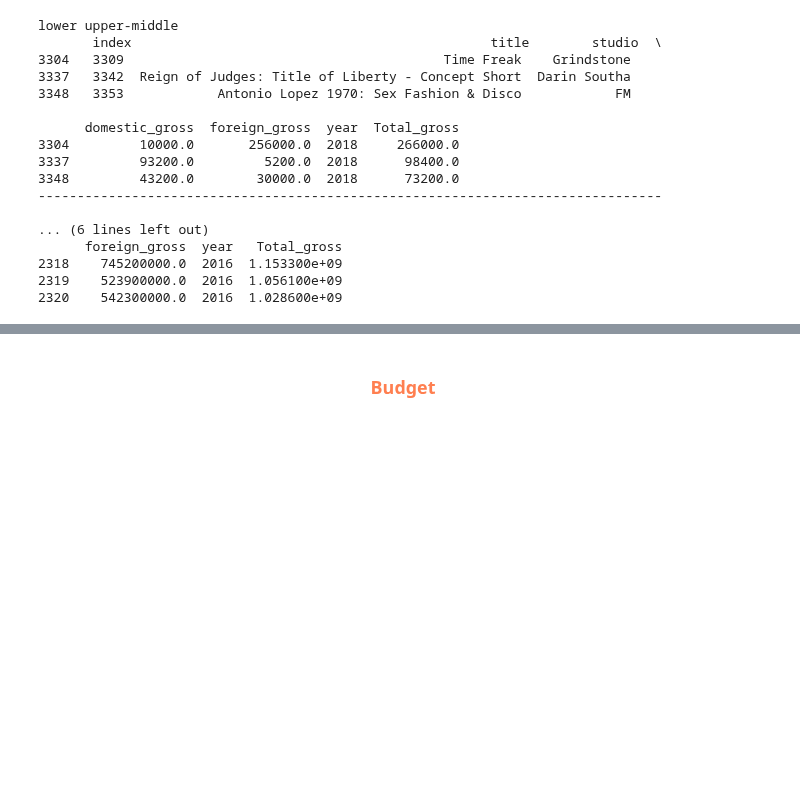
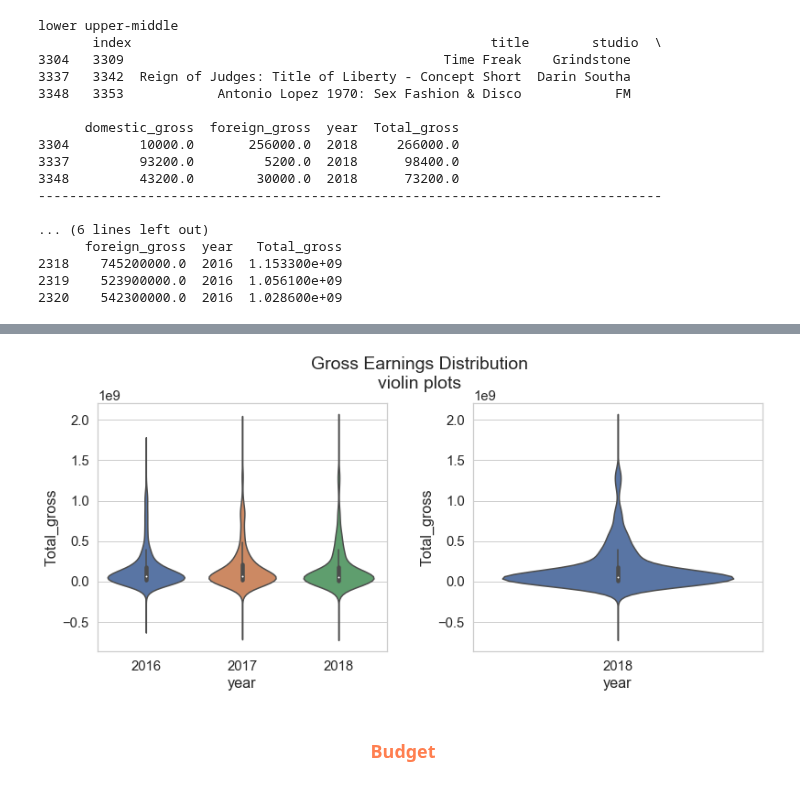
Before and after one commit to jammy-bot/dsc-mod-1-project-v2-1-online-ds-ft-120919, a Jupyter notebook: movies-q1.ipynb, the cells around one changed output, grey strips where cells are left out. Saved outputs shown, nothing was run; the diff lists cells and outputs as text; code cells hidden in the pictures; blank space fills up the shorter version.

```diff
--- a/movies-q1.ipynb
+++ b/movies-q1.ipynb
@@ -250,3 +271,21 @@ lower upper-middle
+# %%
+# viewing the three most recent years from the dataset
+sns.set_style("whitegrid")
+fig, ax = plt.subplots(ncols=2, figsize=(13, 5))
+sns.set(context='notebook', font_scale=1.35)
+
+# give a little more space between the 'suptitle' and fiugre
+fig.suptitle("Gross Earnings Distribution\nviolin plots", y=1.02)
+# and between subplots
+plt.subplots_adjust(left=None, bottom=None, right=None, top=None,
+                wspace=.3, hspace=None)
+
+sns.violinplot(x="year", y="Total_gross", data=bom_2016_18_df, ax=ax[0], cut=8)
+sns.violinplot(x="year", y="Total_gross", data=bom_2018_df, ax=ax[1], cut=8)
+
+plt.show()
+# %% [output]
+[figure, added]
 # %% [markdown]
 <h3 align='center'><font color='coral'>Budget</font></h3>
 # %% [markdown]
```
Also changed, not shown: parts of 3 cells of this notebook, 5 other files.
